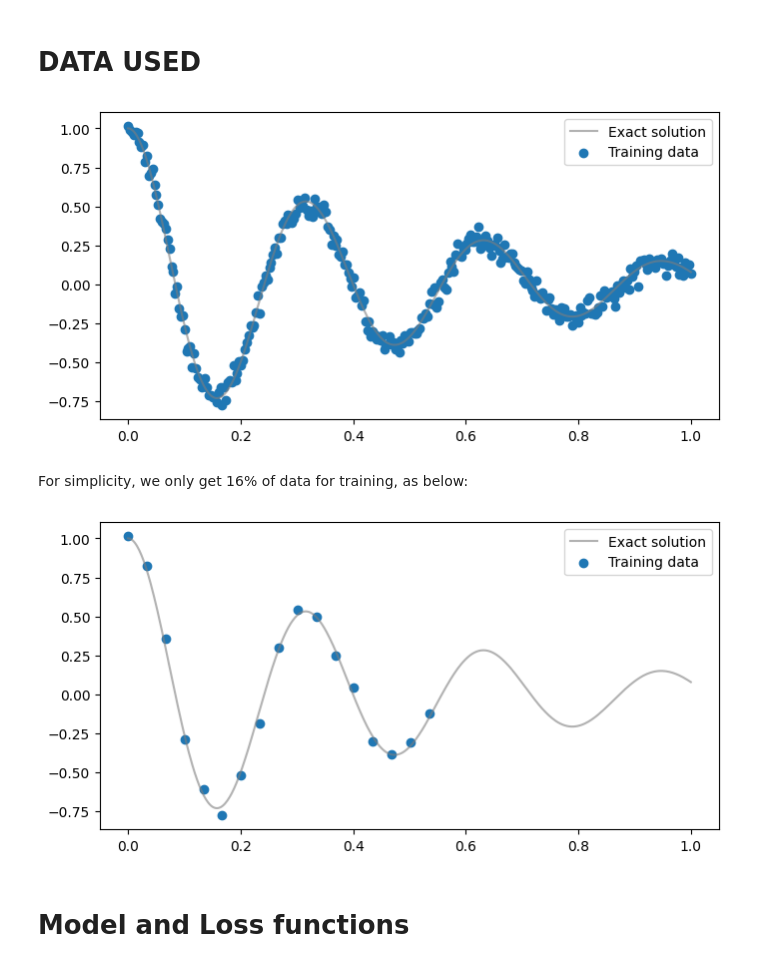
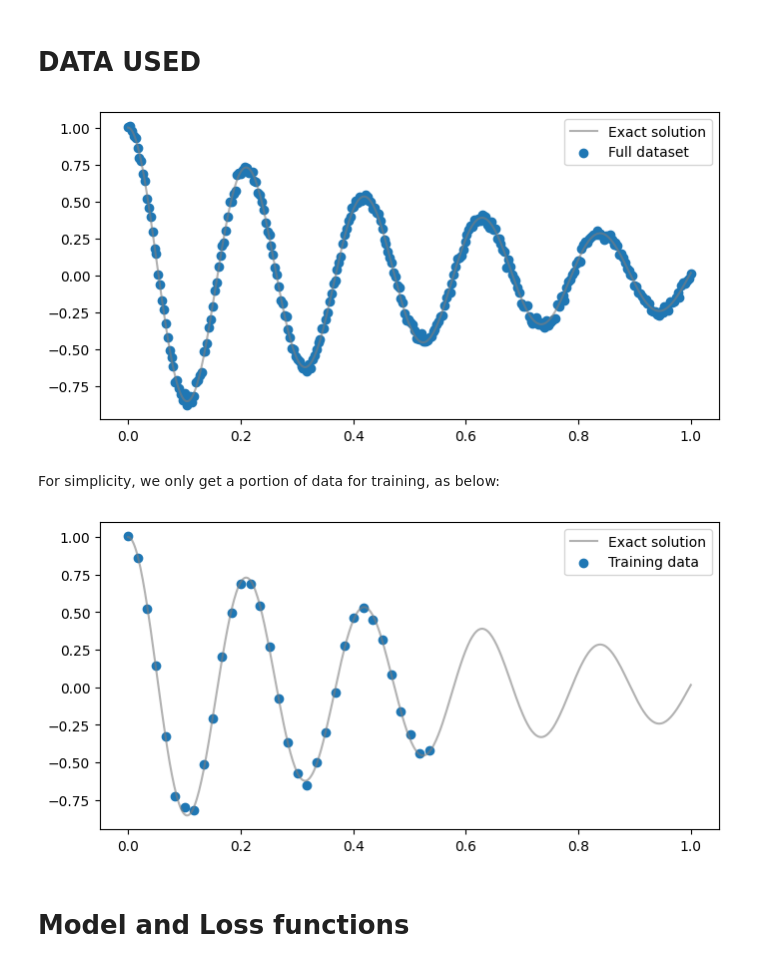
Before and after one commit to NNCT2904/harmonic-oscillator-pinn, a Jupyter notebook: PIQML_simulator_simple_reg.ipynb, the cells around one changed output. Cells and saved outputs as stored; diff of their text form; code cells hidden in the pictures.

Commit message:
Second dataset d0.5 result

```diff
--- a/PIQML_simulator_simple_reg.ipynb
+++ b/PIQML_simulator_simple_reg.ipynb
@@ -40,53 +41,38 @@ if not os.path.exists(path):
 # %% [markdown]
 # DATA USED
 # %%
-def harmonic_oscillator_solution(d, w0, t):
+# Full dataset
+PARAMS_CONFIG = OSCILLATION_PARAMS[1]
 
-    ''' Analytical solution to a under-damped harmonic oscillator, I am just going to use the solution given above
-    - d - delta, the damping ratio,
-    - w0 - undamped angular frequency,
-    - t - time,
-    '''
+d = PARAMS_CONFIG['d']
+w0 = PARAMS_CONFIG['w0']
 
-    assert d < w0 # check for undamped case
-    w = np.sqrt(w0**2-d**2)
-    phi = np.arctan(-d/w)
-    A = 1/(2*np.cos(phi))
-    cos = torch.cos(phi+w*t)
-    exp = torch.exp(-d*t)
-    x = exp*2*A*cos
+data = pd.read_csv(f'./time-oscillation-d{d}-w0{w0}.csv', dtype=np.float32)
 
-    return x
-
-# Full dataset
-data = pd.read_csv('./time-oscillation.csv', dtype=np.float32)
-
-d, w0 = 2, 20
 t_true = torch.linspace(0,1,500).view(-1,1)
 obs_true = harmonic_oscillator_solution(d, w0, t_true)
 
 t_data = torch.tensor(data['t'].values).view(-1,1)
 obs_data = torch.tensor(data['observation'].values).view(-1,1)
 
 plt.figure(figsize=(8,4))
 plt.plot(t_true, obs_true, color="tab:grey", alpha=0.6, label="Exact solution")
-plt.scatter(t_data, obs_data, label="Training data")
+plt.scatter(t_data, obs_data, label="Full dataset")
 plt.legend()
 plt.show()
 # %% [output]
-[figure, old version]
+[figure, new version]
 # %% [markdown]
-For simplicity, we only get 16% of data for training, as below:
+For simplicity, we only get a portion of data for training, as below:
 # %%
 total = 100
 percentage = 55
 
-d, w0 = 2, 20
 t_true = torch.linspace(0,1,500).view(-1,1)[:int(np.ceil(total/100*500))]
 obs_true = harmonic_oscillator_solution(d, w0, t_true)
 
-t_data = torch.tensor(data['t'].values)[:int(np.ceil(percentage/100*len(data)))][::10].view(-1,1)
-obs_data = torch.tensor(data['observation'].values)[:int(np.ceil(percentage/100*len(data)))][::10].view(-1,1)
+t_data = torch.tensor(data['t'].values)[:int(np.ceil(percentage/100*len(data)))][::5].view(-1,1)
+obs_data = torch.tensor(data['observation'].values)[:int(np.ceil(percentage/100*len(data)))][::5].view(-1,1)
 
 plt.figure(figsize=(8,4))
 plt.plot(t_true, obs_true, color="tab:grey", alpha=0.6, label="Exact solution")
@@ -94,7 +80,7 @@ plt.scatter(t_data, obs_data, label="Training data")
 plt.legend()
 plt.show()
 # %% [output]
-[figure, old version]
+[figure, new version]
 # %% [markdown]
 # Model and Loss functions
 # %% [markdown]
```
Also changed, not shown: parts of 10 cells of this notebook, 14 other files.
